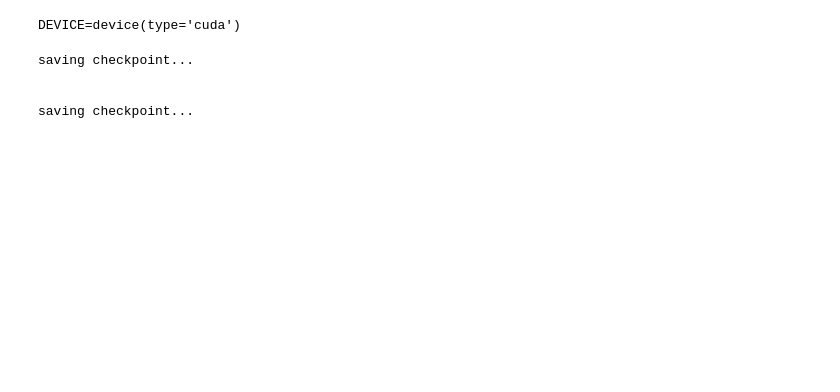
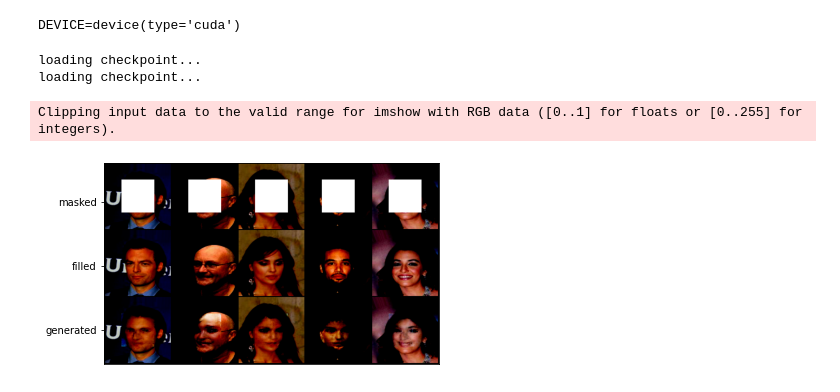
Before and after one commit to MasterMeep/Inpainting-GAN, a Jupyter notebook: main.ipynb, the cells around one changed output. Cells and saved outputs as stored; diff of their text form; code cells hidden in the pictures; blank space fills up the shorter version.

```diff
--- a/main.ipynb
+++ b/main.ipynb
@@ -21,7 +21,8 @@ MASK_SIZE = 64
 GENERATOR_CHECKPOINT = 'generator.pth'
 DISCRIMINATOR_CHECKPOINT = 'discriminator.pth'
 SAVE_MODEL = True
-LOAD_MODEL = False
+LOAD_MODEL = True
+TRAIN = False
 VISUALIZE_TRAINING = False
 print(f'{DEVICE=}')
 # %% [output]
@@ -239,8 +240,13 @@ def load_checkpoint(model, optimizer, checkpoint_file):
 if LOAD_MODEL:
     load_checkpoint(generator, optimizer_generator, GENERATOR_CHECKPOINT)
     load_checkpoint(discriminator, optimizer_discriminator, DISCRIMINATOR_CHECKPOINT)
+# %% [output]
+loading checkpoint...
+loading checkpoint...
 # %%
 for epoch in range(EPOCHS):
+    if not TRAIN:
+        break
     loop = tqdm(train_dataloader, total=len(train_dataloader), leave=False)
 
     generator.train()
@@ -276,8 +282,20 @@ for epoch in range(EPOCHS):
             _ = plt.xticks([])
             _ = plt.yticks([75, 200, 325], ['masked', 'filled', 'generated'])
             plt.show()
-# %% [output]
-saving checkpoint...
-
-
-saving checkpoint...
+# %%
+upper_left = (IMAGE_SIZE-MASK_SIZE)//2
+
+generated_mask_true_values = generator(training_visualization_images[0].to(DEVICE))
+
+filled_with_reals = fill_mask(training_visualization_images[0], training_visualization_images[1], upper_left, upper_left)
+filled_with_fakes = fill_mask(training_visualization_images[0], generated_mask_true_values, upper_left, upper_left)
+
+grid = make_grid(torch.cat((training_visualization_images[0], filled_with_reals, filled_with_fakes)), nrow=5)
+grid = grid.permute(1,2,0).cpu().numpy()
+plt.imshow(grid)
+_ = plt.xticks([])
+_ = plt.yticks([75, 200, 325], ['masked', 'filled', 'generated'])
+plt.show()
+# %% [output]
+Clipping input data to the valid range for imshow with RGB data ([0..1] for floats or [0..255] for integers).
+[figure, added]
```
